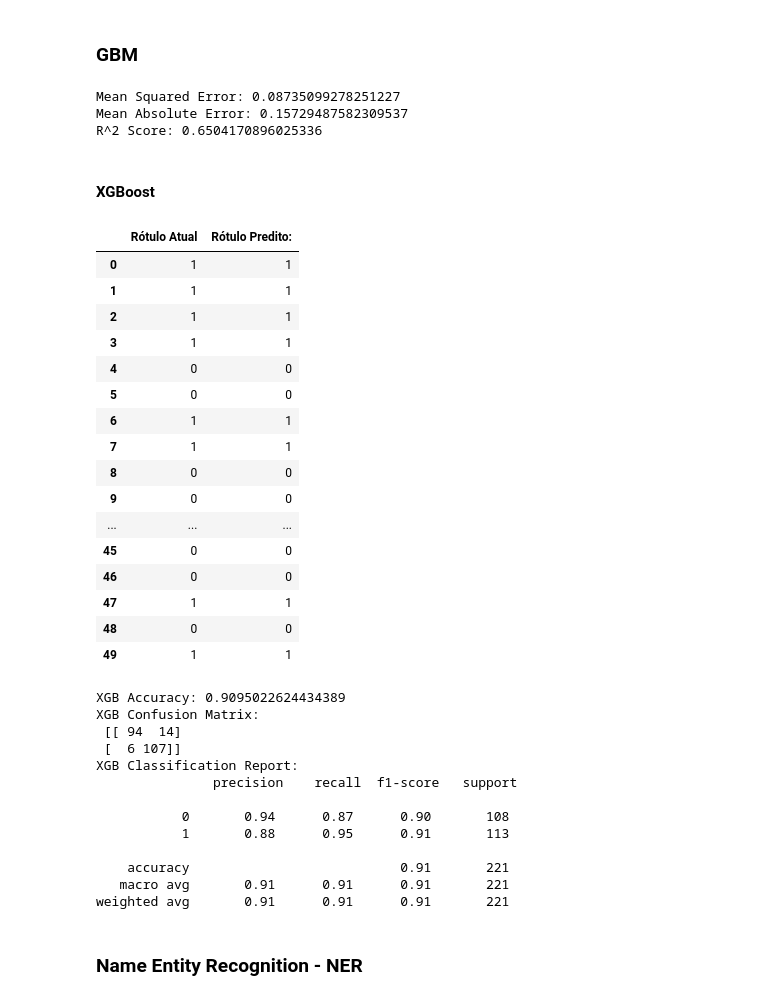
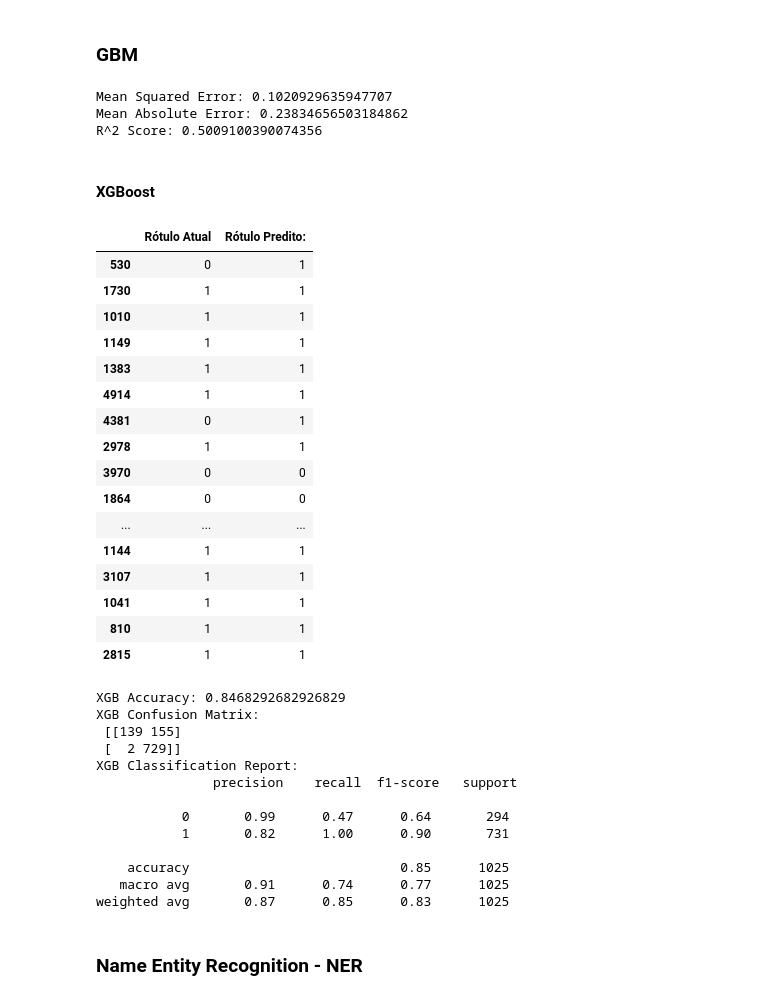
Before and after one commit to Thomazellinho/tcc_noticiasfalsas_ilum, a Jupyter notebook: token.ipynb, the cells around one changed output. Saved outputs shown, nothing was run; the diff lists cells and outputs as text; code cells hidden in the pictures.

```diff
--- a/token.ipynb
+++ b/token.ipynb
@@ -424,10 +553,10 @@ weighted avg       0.86      0.86      0.85       221
 # %%
 # Treino Passivo Agressivo
 passive_agressive = PassiveAggressiveClassifier()
-passive_agressive.fit(X_treino_vectorized, y_treino)
+passive_agressive.fit(X_treino, y_treino)
 
 # Avaliação do classificador
-pac_accuracy, pac_confusion, pac_classification = avaliar_modelo(passive_agressive, X_teste_vectorized, y_teste)
+pac_accuracy, pac_confusion, pac_classification = avaliar_modelo(passive_agressive, X_teste, y_teste)
 print("Acurácia do Passive Aggressive Classifier:", pac_accuracy)
 print("Matriz de Confusão do Passive Aggressive Classifier:\n", pac_confusion)
 print("Classification Report do Passive Aggressive Classifier:\n", pac_classification)
@@ -460,9 +589,9 @@ weighted avg       0.88      0.88      0.88       221
 # Definindo o modelo da floresta
 
 random_forest = RandomForestClassifier(n_estimators=739)
-random_forest.fit(X_treino_vectorized, y_treino)
+random_forest.fit(X_treino, y_treino)
 
-rf_accuracy, rf_confusion, rf_classification = avaliar_modelo(random_forest, X_teste_vectorized, y_teste)
+rf_accuracy, rf_confusion, rf_classification = avaliar_modelo(random_forest, X_teste, y_teste)
 
 print("Random Forest Accuracy:", rf_accuracy)
 print("Random Forest Confusion Matrix:\n", rf_confusion)
@@ -485,9 +614,9 @@ weighted avg       0.91      0.91      0.91       221
 ### Regressão Logística
 # %%
 logistic_regression = LogisticRegression()
-logistic_regression.fit(X_treino_vectorized, y_treino)
+logistic_regression.fit(X_treino, y_treino)
 
-lr_accuracy, lr_confusion, lr_classification = avaliar_modelo(logistic_regression, X_teste_vectorized, y_teste)
+lr_accuracy, lr_confusion, lr_classification = avaliar_modelo(logistic_regression, X_teste, y_teste)
 
 print("Logistic Regression Accuracy:", lr_accuracy)
 print("Logistic Regression Confusion Matrix:\n", lr_confusion)
@@ -513,10 +642,10 @@ weighted avg       0.88      0.88      0.88       221
 gbm = GradientBoostingRegressor(n_estimators=100, learning_rate=0.1, random_state=13)
 
 # Treinar o modelo
-gbm.fit(X_treino_vectorized, y_treino)
+gbm.fit(X_treino, y_treino)
 
 #predição
-y_pred = gbm.predict(X_teste_vectorized)
+y_pred = gbm.predict(X_teste)
 
 # Avaliar o modelo
 mse = mean_squared_error(y_teste, y_pred)
@@ -527,58 +656,58 @@ print(f"Mean Squared Error: {mse}")
 print(f"Mean Absolute Error: {mae}")
 print(f"R^2 Score: {r2}")
 # %% [output]
-Mean Squared Error: 0.08735099278251227
-Mean Absolute Error: 0.15729487582309537
-R^2 Score: 0.6504170896025336
+Mean Squared Error: 0.1020929635947707
+Mean Absolute Error: 0.23834656503184862
+R^2 Score: 0.5009100390074356
 # %% [markdown]
 #### XGBoost
 # %%
 xgb = XGBClassifier(n_estimators = 20, max_depth = 6, learning_rate = 0.1, subsample = 0.8, random_state = 10)
 
-xgb.fit(X_treino_vectorized, y_treino)
+xgb.fit(X_treino, y_treino)
 
-y_pred = xgb.predict(X_teste_vectorized)
+y_pred = xgb.predict(X_teste)
 
 # DataFrame com os dados
 df_xgb = pd.DataFrame(data={'Rótulo Atual': y_teste, 'Rótulo Predito:': y_pred}).head(50)
 
-xgb_accuracy, xgb_confusion, xgb_classification = avaliar_modelo(xgb, X_teste_vectorized, y_teste)
+xgb_accuracy, xgb_confusion, xgb_classification = avaliar_modelo(xgb, X_teste, y_teste)
 
 display(df_xgb)
 print("XGB Accuracy:", xgb_accuracy)
 print("XGB Confusion Matrix:\n", xgb_confusion)
 print("XGB Classification Report:\n", xgb_classification)
 # %% [output]
 |  | Rótulo Atual | Rótulo Predito: |
-| 0 | 1 | 1 |
-| 1 | 1 | 1 |
-| 2 | 1 | 1 |
-| 3 | 1 | 1 |
-| 4 | 0 | 0 |
-| 5 | 0 | 0 |
-| 6 | 1 | 1 |
-| 7 | 1 | 1 |
-| 8 | 0 | 0 |
-| 9 | 0 | 0 |
+| 530 | 0 | 1 |
+| 1730 | 1 | 1 |
+| 1010 | 1 | 1 |
+| 1149 | 1 | 1 |
+| 1383 | 1 | 1 |
+| 4914 | 1 | 1 |
+| 4381 | 0 | 1 |
+| 2978 | 1 | 1 |
+| 3970 | 0 | 0 |
+| 1864 | 0 | 0 |
 | ... | ... | ... |
-| 45 | 0 | 0 |
-| 46 | 0 | 0 |
-| 47 | 1 | 1 |
-| 48 | 0 | 0 |
-| 49 | 1 | 1 |
+| 1144 | 1 | 1 |
+| 3107 | 1 | 1 |
+| 1041 | 1 | 1 |
+| 810 | 1 | 1 |
+| 2815 | 1 | 1 |
-XGB Accuracy: 0.9095022624434389
+XGB Accuracy: 0.8468292682926829
 XGB Confusion Matrix:
- [[ 94  14]
- [  6 107]]
+ [[139 155]
+ [  2 729]]
 XGB Classification Report:
                precision    recall  f1-score   support
 
-           0       0.94      0.87      0.90       108
-           1       0.88      0.95      0.91       113
+           0       0.99      0.47      0.64       294
+           1       0.82      1.00      0.90       731
 
-    accuracy                           0.91       221
-   macro avg       0.91      0.91      0.91       221
-weighted avg       0.91      0.91      0.91       221
+    accuracy                           0.85      1025
+   macro avg       0.91      0.74      0.77      1025
+weighted avg       0.87      0.85      0.83      1025
 # %% [markdown]
 ### Name Entity Recognition - NER
 # %%
```
Also changed, not shown: parts of 31 cells of this notebook.
